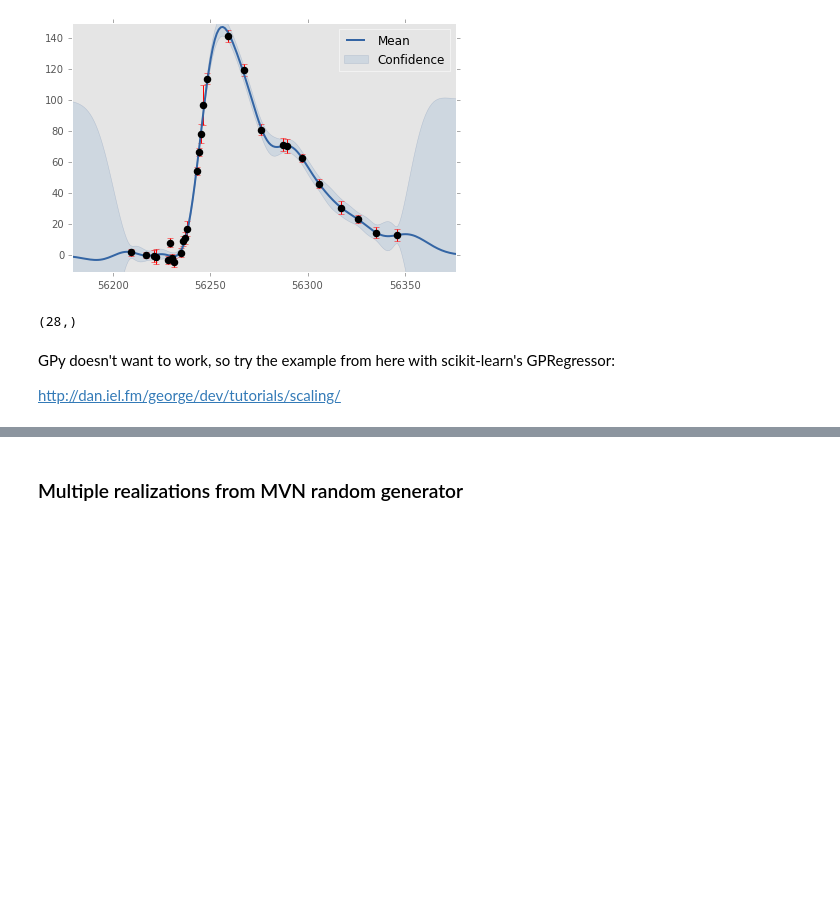
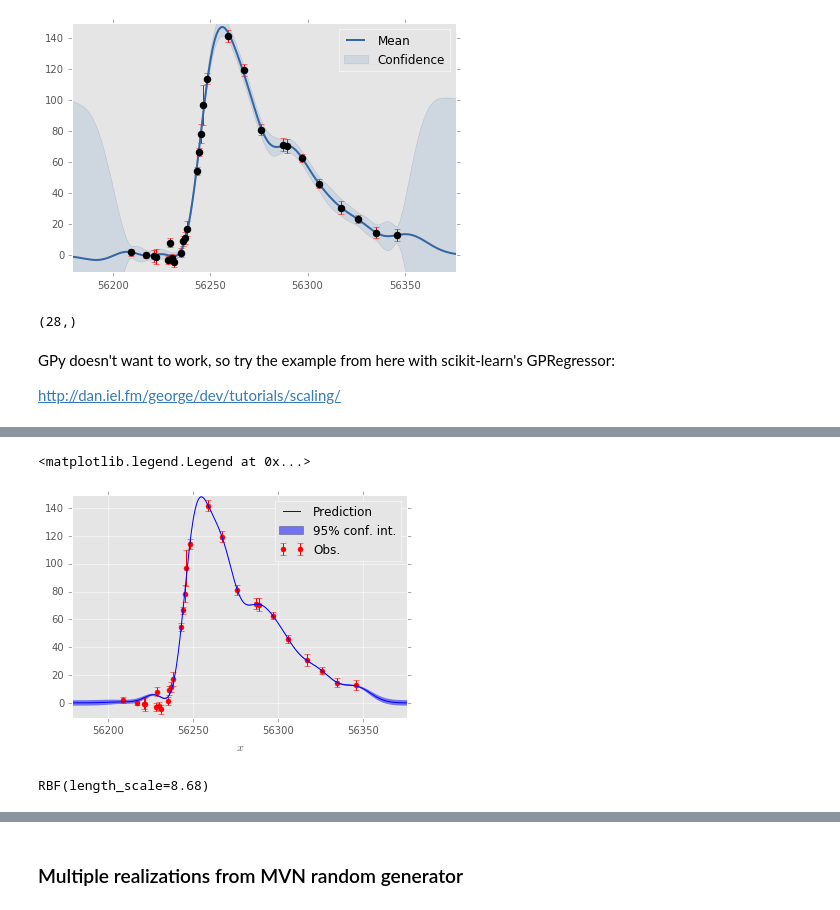
Before and after one commit to djreiss/SNclass, a Jupyter notebook: SNclass-Copy1.ipynb, the cells around one changed output, grey strips where cells are left out. Saved outputs shown, nothing was run; the diff lists cells and outputs as text; code cells hidden in the pictures; blank space fills up the shorter version.

```diff
--- a/SNclass-Copy1.ipynb
+++ b/SNclass-Copy1.ipynb
@@ -210,0 +217,37 @@ NameError: name 'gp_sne' is not defined
+# %%
+## see here: http://scikit-learn.org/stable/auto_examples/gaussian_process/plot_gp_regression.html
+from sklearn.gaussian_process import GaussianProcessRegressor
+from sklearn.gaussian_process.kernels import RBF, ConstantKernel as C, WhiteKernel
+#kernel = C(1.0, (1e-3, 1e3)) * RBF(10, (1e-2, 1e2))
+kernel = RBF(10., (1e-8, 1e6)) #+ WhiteKernel(noise_level=dy)
+gp = GaussianProcessRegressor(kernel=kernel, alpha=1.*(dy / np.abs(y)) ** 2.,
+                              #optimizer=None,
+                              n_restarts_optimizer=10)
+
+X = np.atleast_2d(x).T
+gp.fit(X, y)
+
+# Make the prediction on the meshed x-axis (ask for MSE as well)
+XX = np.atleast_2d(np.linspace(x.min()-100., x.max()+100., 1000)).T
+y_pred, sigma = gp.predict(XX, return_std=True)
+
+# Plot the function, the prediction and the 95% confidence interval based on the MSE
+fig = plt.figure()
+plt.errorbar(x, y, dy, fmt='r.', markersize=10, label=u'Obs.')
+plt.plot(XX.ravel(), y_pred, 'b-', label=u'Prediction')
+plt.fill(np.concatenate([XX, XX[::-1]]),
+        np.concatenate([y_pred - 1.9600 * sigma,
+                       (y_pred + 1.9600 * sigma)[::-1]]),
+        alpha=.5, fc='b', ec='None', label='95% conf. int.')
+plt.xlabel('$x$')
+#plt.ylabel('$f(x)$')
+plt.ylim((y-dy*2.).min(), (y+dy*2.).max())
+plt.xlim(x.min()-30, x.max()+30)
+plt.legend(loc='upper right')
+# %% [output]
+<matplotlib.legend.Legend at 0x...>
+[figure, added]
+# %%
+gp.kernel_
+# %% [output]
+RBF(length_scale=8.68)
```
Also changed, not shown: parts of 12 cells of this notebook, 1 other file.
